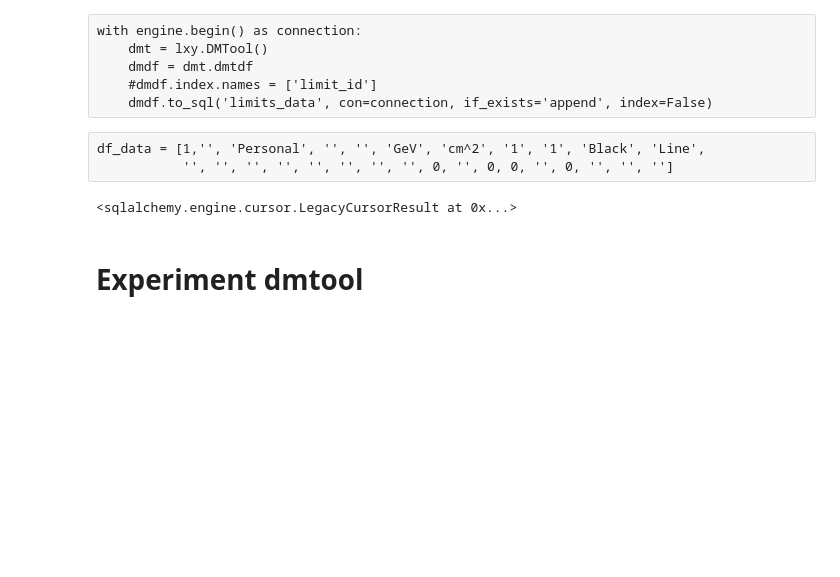
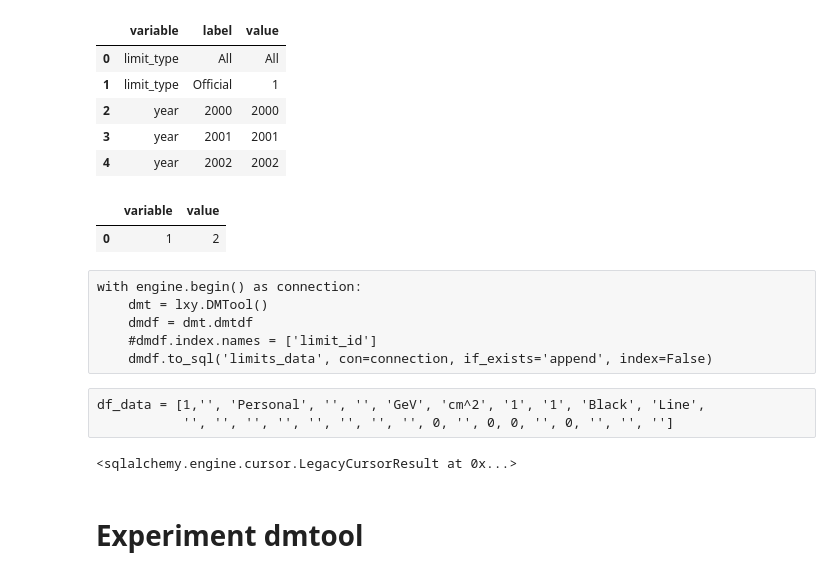
Before and after one commit to dmto0l2022/dmtoolcode1, a Jupyter notebook: Charts/dashboards/PopulatedLetterDF.ipynb, the cells around one changed output. Cells and saved outputs as stored; diff of their text form; code cells hidden in the pictures; blank space fills up the shorter version.

Commit message:
struggled with new value pair dropdown - year now working

```diff
--- a/Charts/dashboards/PopulatedLetterDF.ipynb
+++ b/Charts/dashboards/PopulatedLetterDF.ipynb
@@ -76,0 +88,11 @@ df.to_sql('dropdown_valuepairs', con=engine, if_exists='append')
+# %%
+all_dropdown_pairs = pd.read_sql('SELECT variable,label, value FROM dropdown_valuepairs', con=engine)
+# %%
+all_dropdown_pairs.head()
+# %% [output]
+|  | variable | label | value |
+| 0 | limit_type | All | All |
+| 1 | limit_type | Official | 1 |
+| 2 | year | 2000 | 2000 |
+| 3 | year | 2001 | 2001 |
+| 4 | year | 2002 | 2002 |
@@ -76,0 +109,9 @@ df.to_sql('dropdown_valuepairs', con=engine, if_exists='append')
+# %%
+#years_df.to_dict('records')
+
+filter_df = pd.DataFrame([[1,2]], columns=['variable','value'])
+#add_this = pd.DataFrame
+filter_df
+# %% [output]
+|  | variable | value |
+| 0 | 1 | 2 |
```
Also changed, not shown: parts of 9 cells of this notebook, 2 other files.
